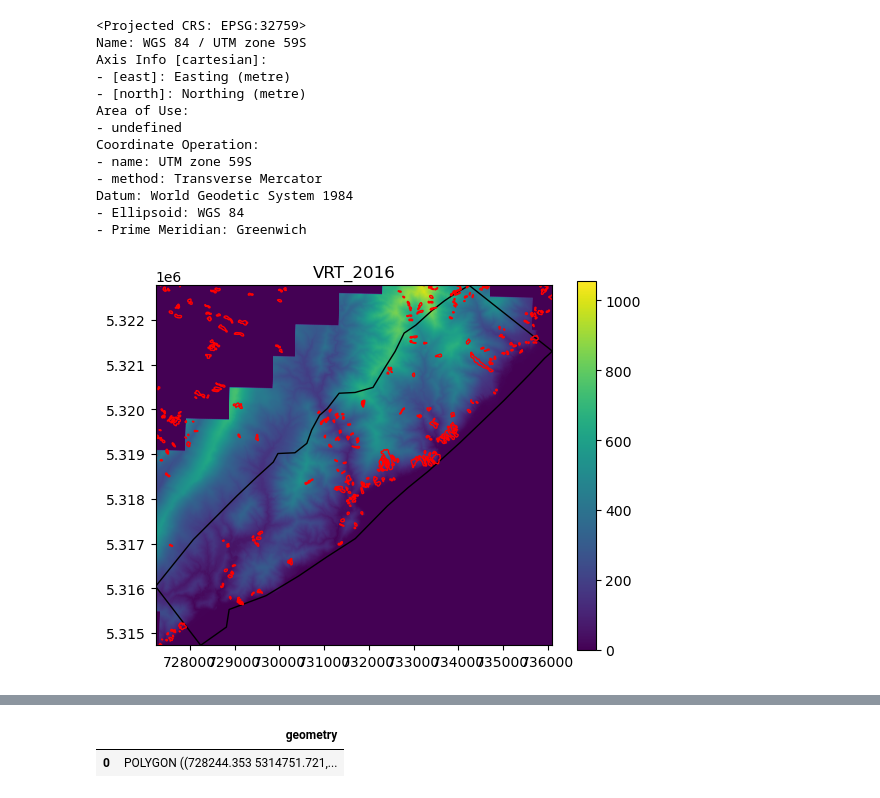
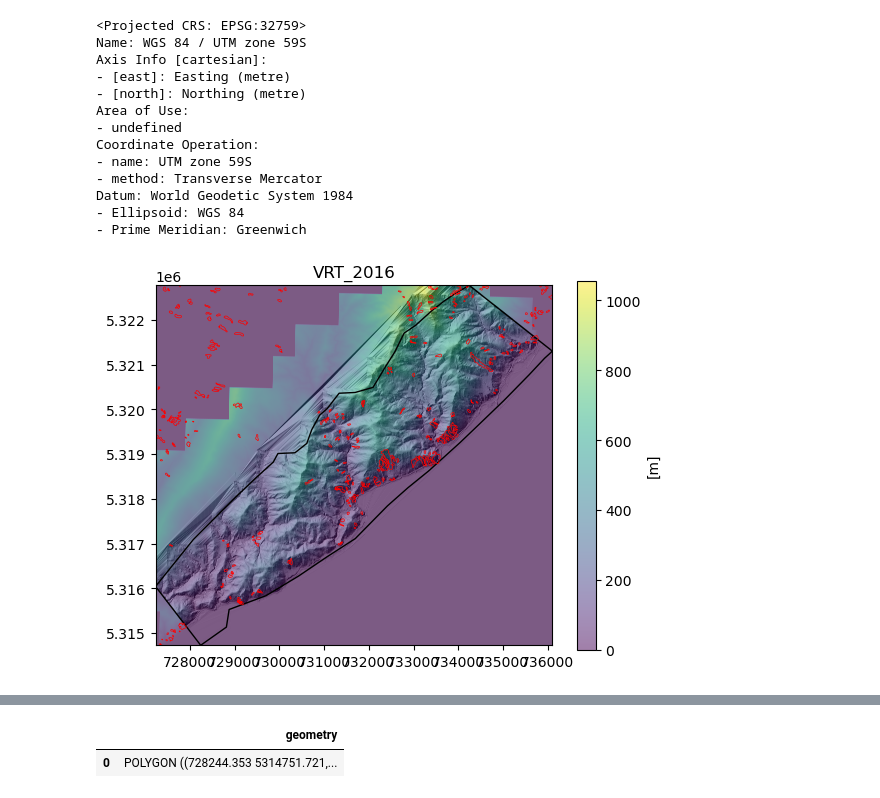
Before and after one commit to UW-GDA/nz-landslides, a Jupyter notebook: notebooks/3-interacting-vrt-polygon.ipynb, the cells around one changed output, grey strips where cells are left out. Saved outputs shown, nothing was run; the diff lists cells and outputs as text; code cells hidden in the pictures.

```diff
--- a/notebooks/3-interacting-vrt-polygon.ipynb
+++ b/notebooks/3-interacting-vrt-polygon.ipynb
@@ -49,6 +53,11 @@ vrt18_fn = res_vrt_path[2]
 vrt18_src = rio.open(vrt18_fn)
 vrt18_r = vrt18_src.read(1, masked=True)
 # vrt18_r = vrt18_src.read(1, masked=True, window=window)
+# %%
+hs18_fn = "/home/jovyan/nz-landslides/1-raw-data/dem/2018_hs.vrt"
+hs18_src = rio.open(hs18_fn)
+hs18_r = hs18_src.read(1, masked=True)
+hs18_r_extent = rio.plot.plotting_extent(hs18_src)
 # %%
 f, ax = plt.subplots(1,3, figsize=(12,3))
 im = ax[0].imshow(vrt16_r)
@@ -171,15 +180,16 @@ vrt18_extent = rio.plot.plotting_extent(vrt18_src)
 xmin, ymin, xmax, ymax = filt_area_gpd_proj.total_bounds
 # %%
 f, ax = plt.subplots()
-im = ax.imshow(vrt16_r, extent=vrt16_extent)
+ax.imshow(hs18_r, extent=hs18_r_extent, cmap='gray')
+im = ax.imshow(vrt16_r, extent=vrt16_extent, alpha=0.5)
 filt_area_gpd_proj.plot(ax=ax, facecolor='none', edgecolor='k')
-inventory_gpd_proj.plot(ax=ax, facecolor='none', edgecolor='r')
+inventory_gpd_proj.plot(ax=ax, facecolor='none', edgecolor='r', linewidth=0.5)
 ax.set_title('VRT_2016')
-f.colorbar(im, ax=ax)
+f.colorbar(im, ax=ax, label='[m]')
 plt.xlim(xmin, xmax)
 plt.ylim(ymin, ymax)
 plt.show()
 # %% [output]
-[figure, old version]
+[figure, new version]
 # %%
 f, ax = plt.subplots()
```
Also changed, not shown: parts of 18 cells of this notebook, 9 other files.
